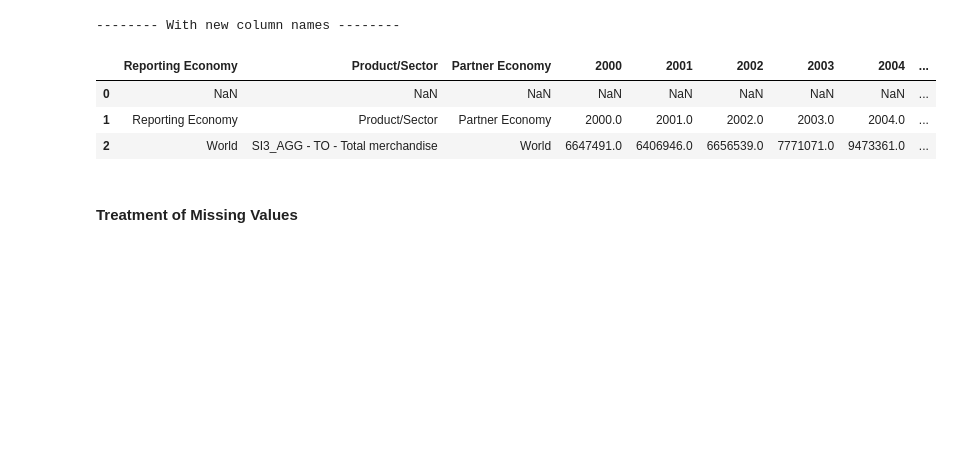
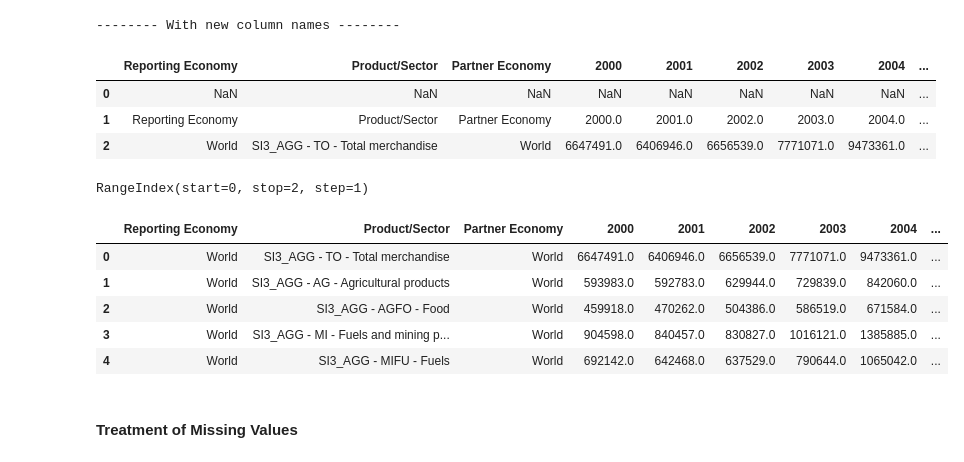
Before and after one commit to kesnel/ayiti-analytics-capstone-project, a Jupyter notebook: EDA.ipynb, the cells around one changed output. Drawn from its saved outputs; the diff is of its cells as text; code cells hidden in the pictures; blank space fills up the shorter version.

Commit message:
Remove the first 2 rows

```diff
--- a/EDA.ipynb
+++ b/EDA.ipynb
@@ -189,3 +189,18 @@ Index(['Indicator',
 | 0 | NaN | NaN | NaN | NaN | NaN | NaN | NaN | NaN | ... |
 | 1 | Reporting Economy | Product/Sector | Partner Economy | 2000.0 | 2001.0 | 2002.0 | 2003.0 | 2004.0 | ... |
 | 2 | World | SI3_AGG - TO - Total merchandise | World | 6647491.0 | 6406946.0 | 6656539.0 | 7771071.0 | 9473361.0 | ... |
+# %%
+# Remove the first 2 rows
+to_drop_rows = renamed_cols_df.index[:2]
+display(to_drop_rows)
+
+dropped_rows_df = renamed_cols_df.drop(to_drop_rows).reset_index(drop=True)
+display(dropped_rows_df.head())
+# %% [output]
+RangeIndex(start=0, stop=2, step=1)
+|  | Reporting Economy | Product/Sector | Partner Economy | 2000 | 2001 | 2002 | 2003 | 2004 | ... |
+| 0 | World | SI3_AGG - TO - Total merchandise | World | 6647491.0 | 6406946.0 | 6656539.0 | 7771071.0 | 9473361.0 | ... |
+| 1 | World | SI3_AGG - AG - Agricultural products | World | 593983.0 | 592783.0 | 629944.0 | 729839.0 | 842060.0 | ... |
+| 2 | World | SI3_AGG - AGFO - Food | World | 459918.0 | 470262.0 | 504386.0 | 586519.0 | 671584.0 | ... |
+| 3 | World | SI3_AGG - MI - Fuels and mining p... | World | 904598.0 | 840457.0 | 830827.0 | 1016121.0 | 1385885.0 | ... |
+| 4 | World | SI3_AGG - MIFU - Fuels | World | 692142.0 | 642468.0 | 637529.0 | 790644.0 | 1065042.0 | ... |
```
Also changed, not shown: parts of 1 cell of this notebook.
